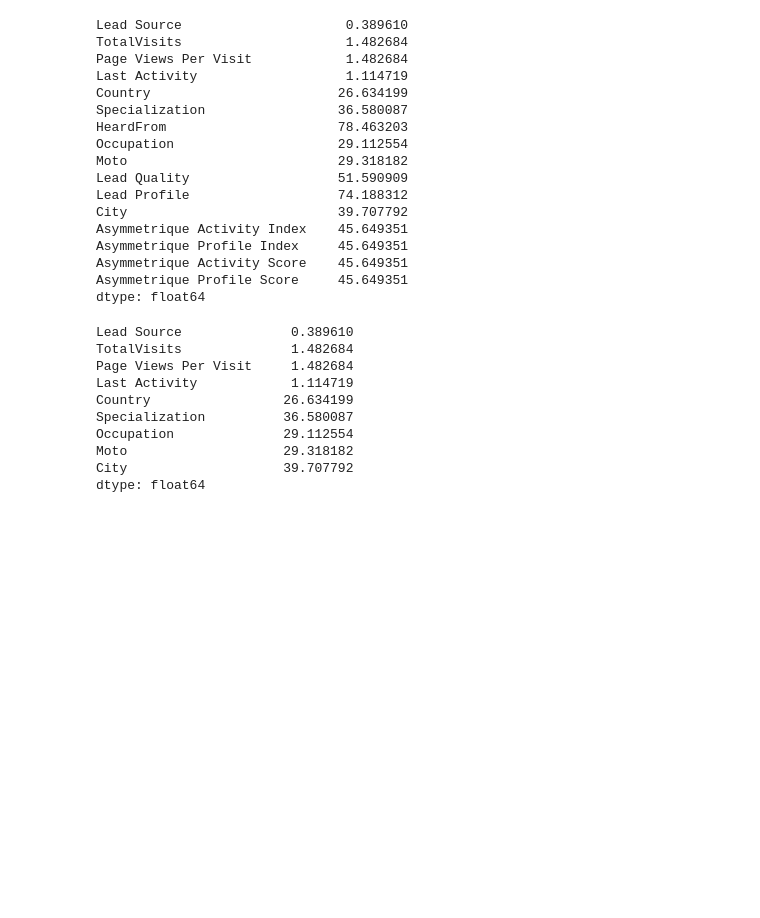
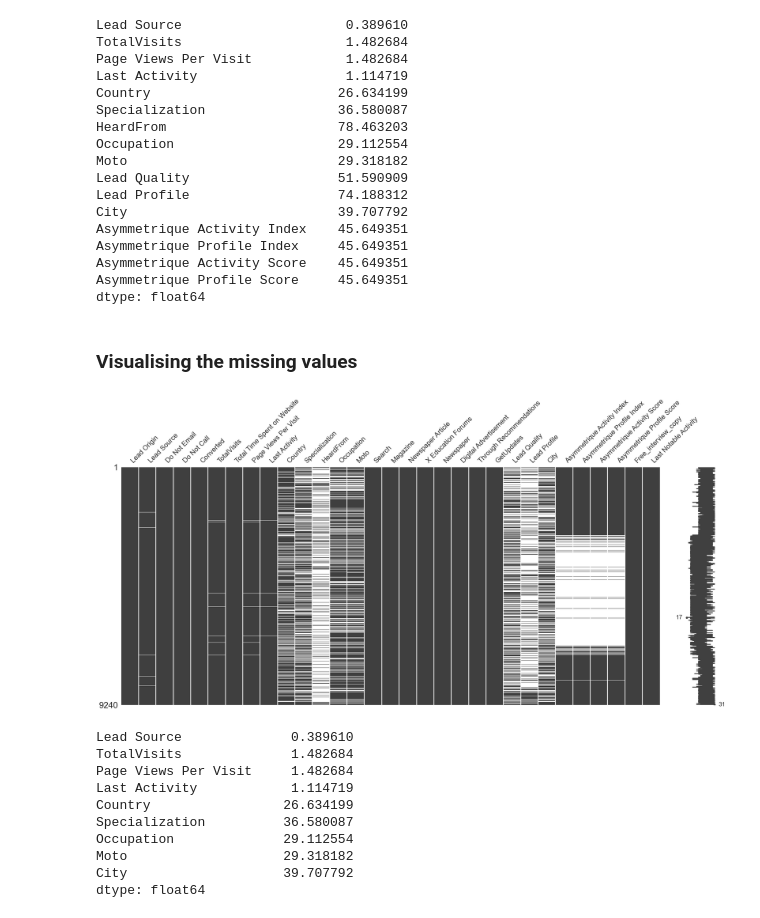
Before and after one commit to ankanroy92in/X_Education, a Jupyter notebook: X_Education.ipynb, the cells around one changed output. Cells and saved outputs as stored; diff of their text form; code cells hidden in the pictures; blank space fills up the shorter version.

Commit message:
Visualisation on Missing values

```diff
--- a/X_Education.ipynb
+++ b/X_Education.ipynb
@@ -169,6 +172,14 @@ Asymmetrique Profile Index     45.649351
 Asymmetrique Activity Score    45.649351
 Asymmetrique Profile Score     45.649351
 dtype: float64
+# %% [markdown]
+### Visualising the missing values
+# %%
+# Missing value using Matrix
+msno.matrix(leads)
+plt.show()
+# %% [output]
+[figure, added]
 # %%
 # Will remove those values having missing values more than 40 percent
 def drop_cols():
```
Also changed, not shown: parts of 3 cells of this notebook.
